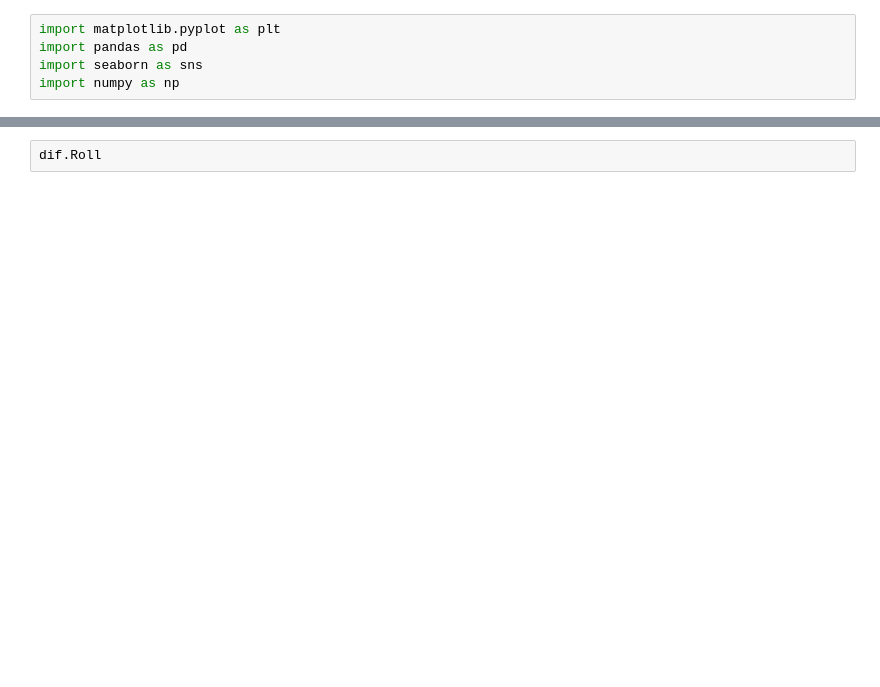
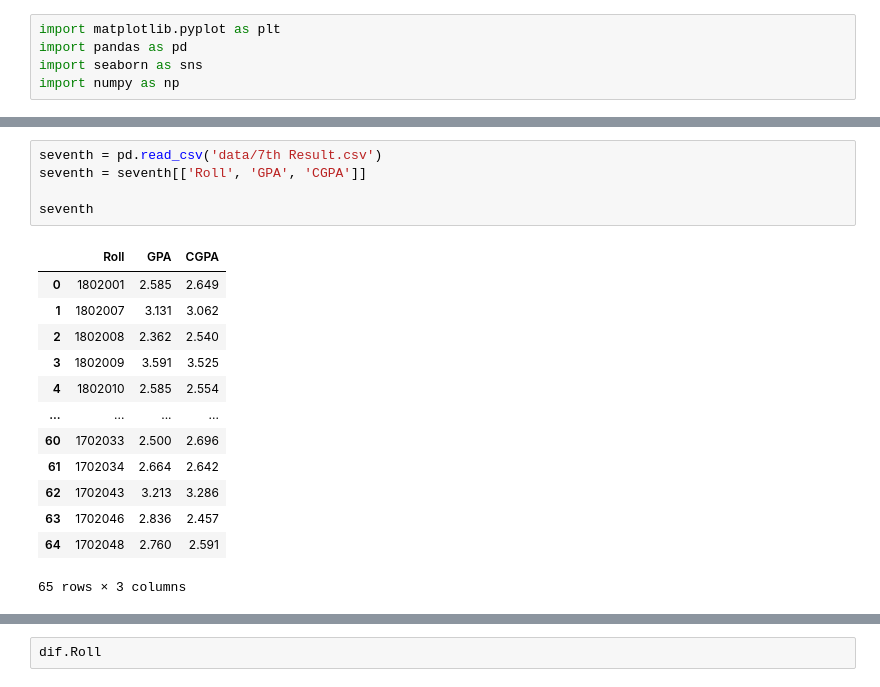
Before and after one commit to bhyeanhasan/ML-and-AI, a Jupyter notebook: Result/Result.ipynb, the cells around one changed output, grey strips where cells are left out. Saved outputs shown, nothing was run; the diff lists cells and outputs as text; blank space fills up the shorter version.

```diff
--- a/Result/Result.ipynb
+++ b/Result/Result.ipynb
@@ -27,0 +119,19 @@ top
+# %%
+seventh = pd.read_csv('data/7th Result.csv')
+seventh = seventh[['Roll', 'GPA', 'CGPA']]
+
+seventh
+# %% [output]
+|  | Roll | GPA | CGPA |
+| 0 | 1802001 | 2.585 | 2.649 |
+| 1 | 1802007 | 3.131 | 3.062 |
+| 2 | 1802008 | 2.362 | 2.540 |
+| 3 | 1802009 | 3.591 | 3.525 |
+| 4 | 1802010 | 2.585 | 2.554 |
+| ... | ... | ... | ... |
+| 60 | 1702033 | 2.500 | 2.696 |
+| 61 | 1702034 | 2.664 | 2.642 |
+| 62 | 1702043 | 3.213 | 3.286 |
+| 63 | 1702046 | 2.836 | 2.457 |
+| 64 | 1702048 | 2.760 | 2.591 |
+65 rows × 3 columns
```
Also changed, not shown: parts of 18 cells of this notebook, 9 other files.
